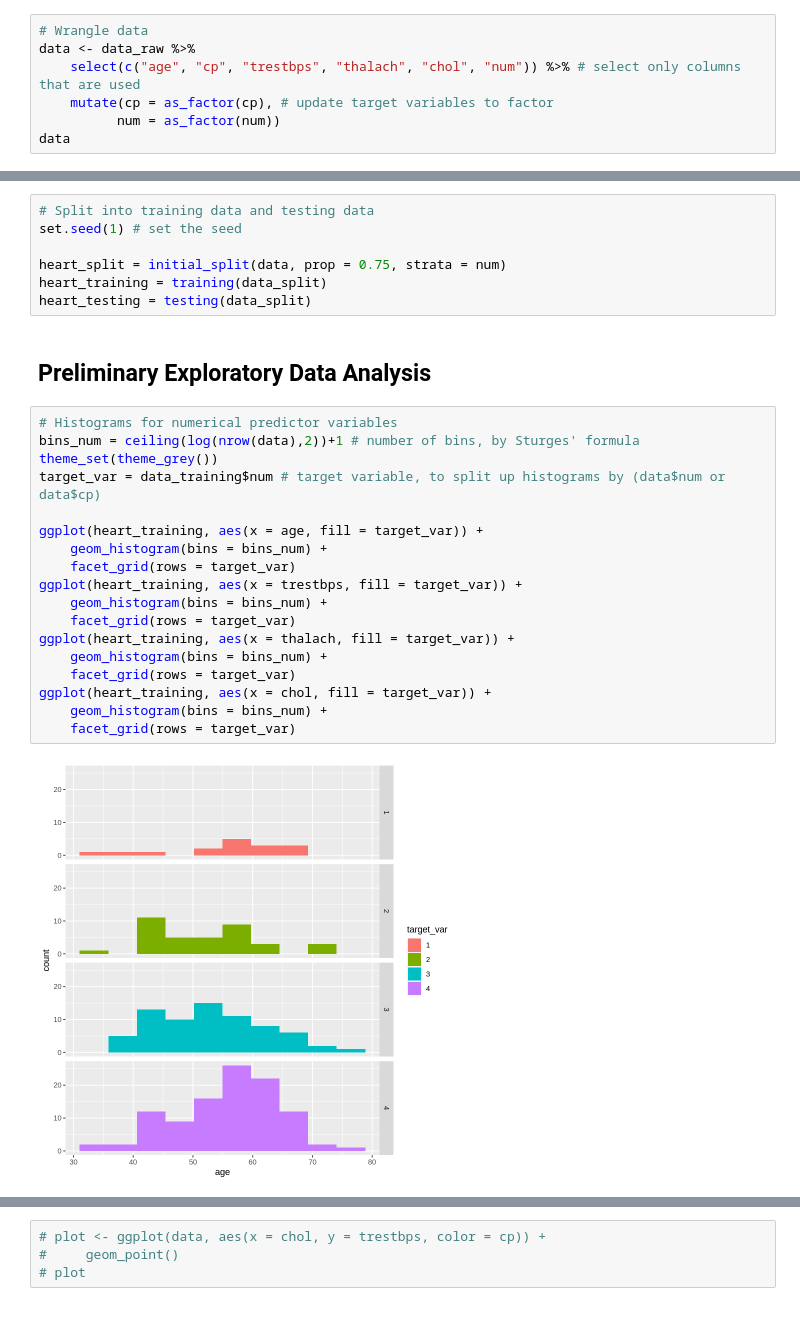
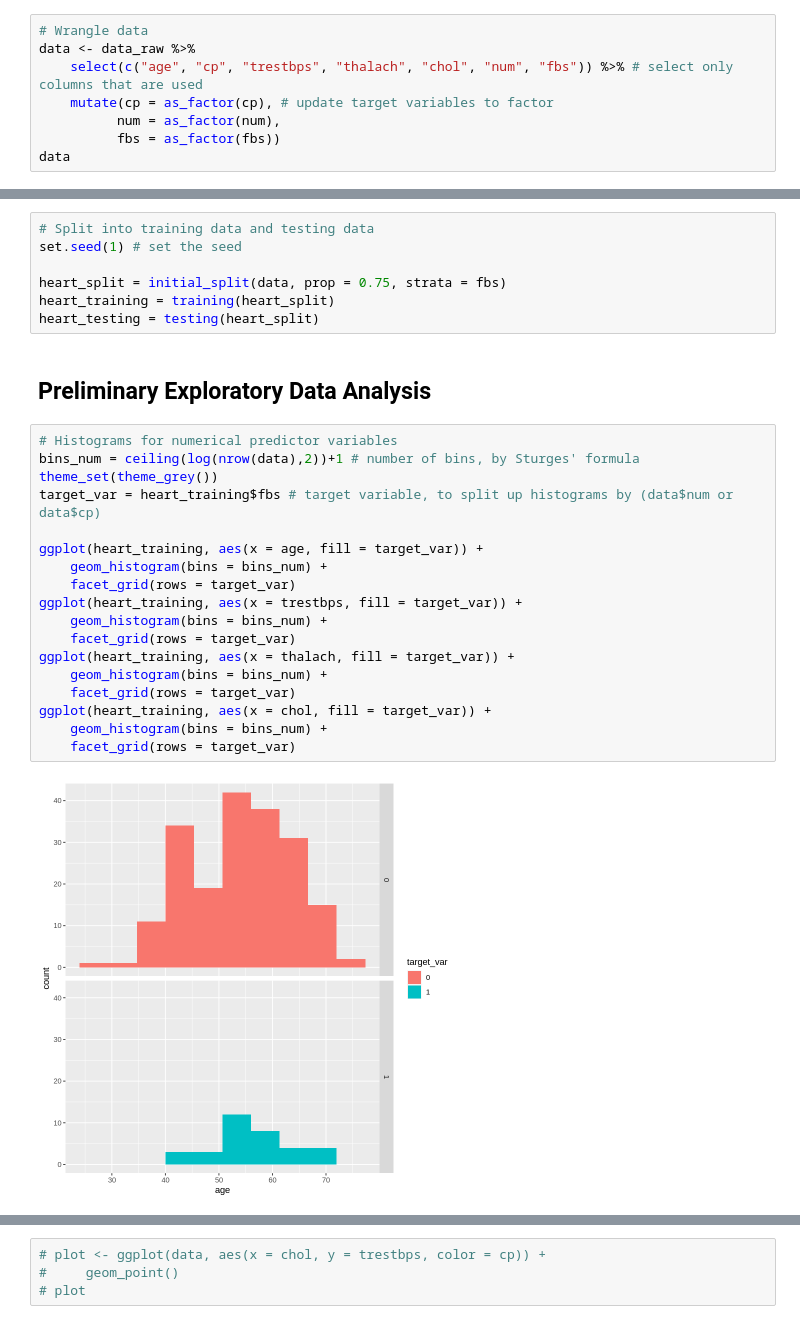
Before and after one commit to CameronGeisler/dsci-project, a Jupyter notebook: proposal2.ipynb, the cells around one changed output, grey strips where cells are left out. Drawn from its saved outputs; the diff is of its cells as text.

```diff
--- a/proposal2.ipynb
+++ b/proposal2.ipynb
@@ -82,8 +82,9 @@ A spec_tbl_df: 303 × 14
 # %%
 # Wrangle data
 data <- data_raw %>%
-    select(c("age", "cp", "trestbps", "thalach", "chol", "num")) %>% # select only columns that are used
+    select(c("age", "cp", "trestbps", "thalach", "chol", "num", "fbs")) %>% # select only columns that are used
     mutate(cp = as_factor(cp), # update target variables to factor
-          num = as_factor(num))
+          num = as_factor(num),
+          fbs = as_factor(fbs))
 data
 # %% [output]
@@ -120,28 +121,28 @@ A tibble: 303 × 6
 # Split into training data and testing data
 set.seed(1) # set the seed
 
-heart_split = initial_split(data, prop = 0.75, strata = num)
-heart_training = training(data_split)
-heart_testing = testing(data_split)
+heart_split = initial_split(data, prop = 0.75, strata = fbs)
+heart_training = training(heart_split)
+heart_testing = testing(heart_split)
 # %% [markdown]
 ## Preliminary Exploratory Data Analysis
 # %%
 # Histograms for numerical predictor variables
 bins_num = ceiling(log(nrow(data),2))+1 # number of bins, by Sturges' formula
 theme_set(theme_grey())
-target_var = data_training$num # target variable, to split up histograms by (data$num or data$cp)
+target_var = heart_training$fbs # target variable, to split up histograms by (data$num or data$cp)
 
 ggplot(heart_training, aes(x = age, fill = target_var)) +
     geom_histogram(bins = bins_num) +
     facet_grid(rows = target_var)
 ggplot(heart_training, aes(x = trestbps, fill = target_var)) +
     geom_histogram(bins = bins_num) +
     facet_grid(rows = target_var)
 ggplot(heart_training, aes(x = thalach, fill = target_var)) +
     geom_histogram(bins = bins_num) +
     facet_grid(rows = target_var)
 ggplot(heart_training, aes(x = chol, fill = target_var)) +
     geom_histogram(bins = bins_num) +
     facet_grid(rows = target_var)
 # %% [output]
-[figure, old version]
+[figure, new version]
```
Also changed, not shown: parts of 11 cells of this notebook.
